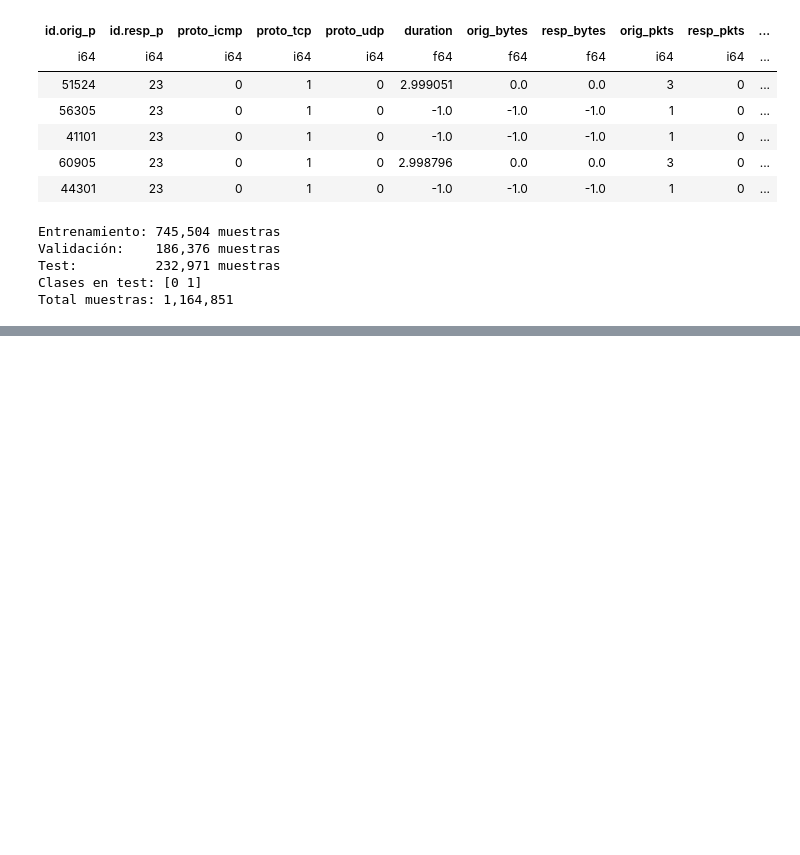
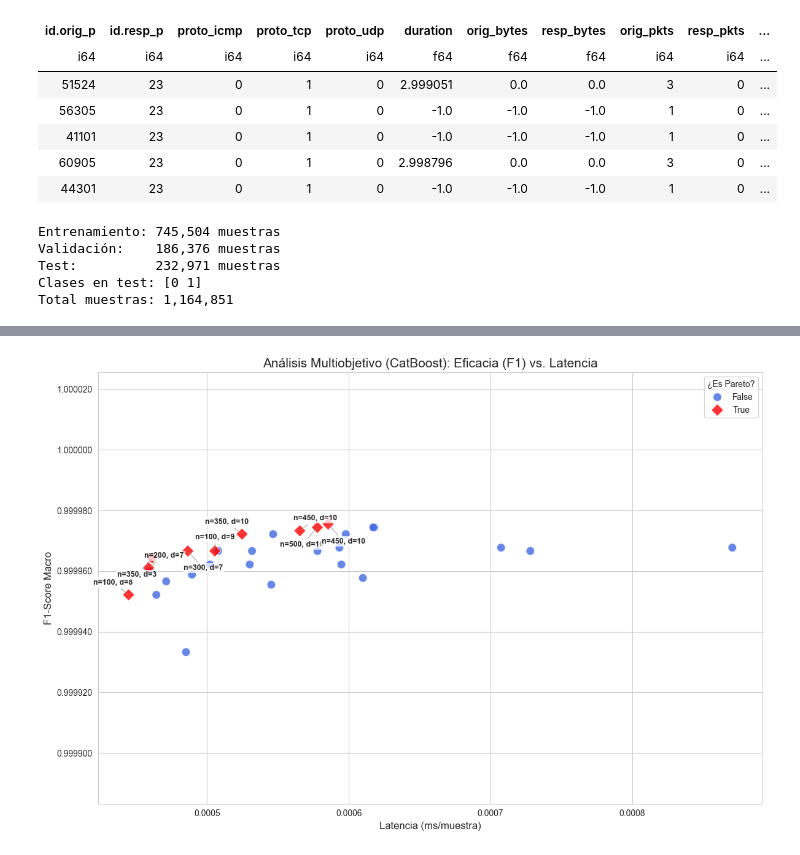
Before and after one commit to Placivm04/PLACI_TFG, a Jupyter notebook: CODIGO/MODELOS IOT/catboost_train_iot.ipynb, the cells around one changed output, grey strips where cells are left out. Saved outputs shown, nothing was run; the diff lists cells and outputs as text; code cells hidden in the pictures; blank space fills up the shorter version.

```diff
--- a/CODIGO/MODELOS IOT/catboost_train_iot.ipynb
+++ b/CODIGO/MODELOS IOT/catboost_train_iot.ipynb
@@ -172,39 +193,64 @@ print("\n✅ Resultados robustos guardados en 'catboost_iot_trials_results_cv.cs
 # %%
 import matplotlib.pyplot as plt
 import seaborn as sns
+from matplotlib.ticker import FormatStrFormatter
 
 # Leer los resultados guardados del estudio de CatBoost
 df = pl.read_csv("catboost_iot_trials_results_cv.csv")
+pareto_points = df.filter(pl.col("is_pareto") == True).sort("latency_ms")
 
-plt.figure(figsize=(12, 7))
+plt.figure(figsize=(12, 8))
 sns.set_style("whitegrid")
+ax = plt.gca()
 
 sns.scatterplot(
     x=df["latency_ms"].to_numpy(),
     y=df["f1_macro"].to_numpy(),
     hue=df["is_pareto"].to_numpy(),
     palette={True: "red", False: "royalblue"},
     style=df["is_pareto"].to_numpy(),
     markers={True: "D", False: "o"},
     s=100,
-    alpha=0.8
+    alpha=0.8,
+    ax=ax
 )
 
-pareto_points = df.filter(pl.col("is_pareto") == True)
+# Evitamos el formato raro del eje Y cuando el F1 queda muy cerca de 1.0
+ax.ticklabel_format(style='plain', axis='y', useOffset=False)
+ax.yaxis.set_major_formatter(FormatStrFormatter('%.6f'))
 
-for row in pareto_points.iter_rows(named=True):
-    plt.text(
-        row["latency_ms"],
-        row["f1_macro"] + 0.0005,
+# Dejamos un pequeño margen vertical para que entren las etiquetas
+y_vals = df["f1_macro"].to_numpy()
+if len(y_vals) > 0:
+    y_min = float(y_vals.min())
+    y_max = float(y_vals.max())
+    margin = max((y_max - y_min) * 0.2, 0.00005)
+    ax.set_ylim(y_min - margin, y_max + margin)
+
+# Anotamos sólo los puntos Pareto, pegados a su marca
+offsets = [(-18, 10), (18, 10), (-18, -16), (18, -16), (0, 12)]
+for i, row in enumerate(pareto_points.iter_rows(named=True)):
+    dx, dy = offsets[i % len(offsets)]
+    ax.annotate(
         f"n={int(row['n_estimators'])}, d={int(row['max_depth'])}",
-        fontsize=9, fontweight='bold', ha='center'
+        xy=(row["latency_ms"], row["f1_macro"]),
+        xytext=(dx, dy),
+        textcoords='offset points',
+        ha='center',
+        va='bottom' if dy >= 0 else 'top',
+        fontsize=9,
+        fontweight='bold',
+        bbox=dict(facecolor='white', alpha=0.75, edgecolor='none', pad=1.5),
+        arrowprops=dict(arrowstyle='-', color='gray', lw=0.8, alpha=0.7)
     )
 
 plt.title("Análisis Multiobjetivo (CatBoost): Eficacia (F1) vs. Latencia", fontsize=15)
 plt.xlabel("Latencia (ms/muestra)", fontsize=12)
 plt.ylabel("F1-Score Macro", fontsize=12)
 plt.legend(title="¿Es Pareto?")
-
+plt.tight_layout()
 plt.show()
+# %% [output]
+[figure, added]
 # %%
 # graficar exclusivamente los puntos de la frontera de Pareto
```
Also changed, not shown: parts of 3 cells of this notebook, 9 other files.
